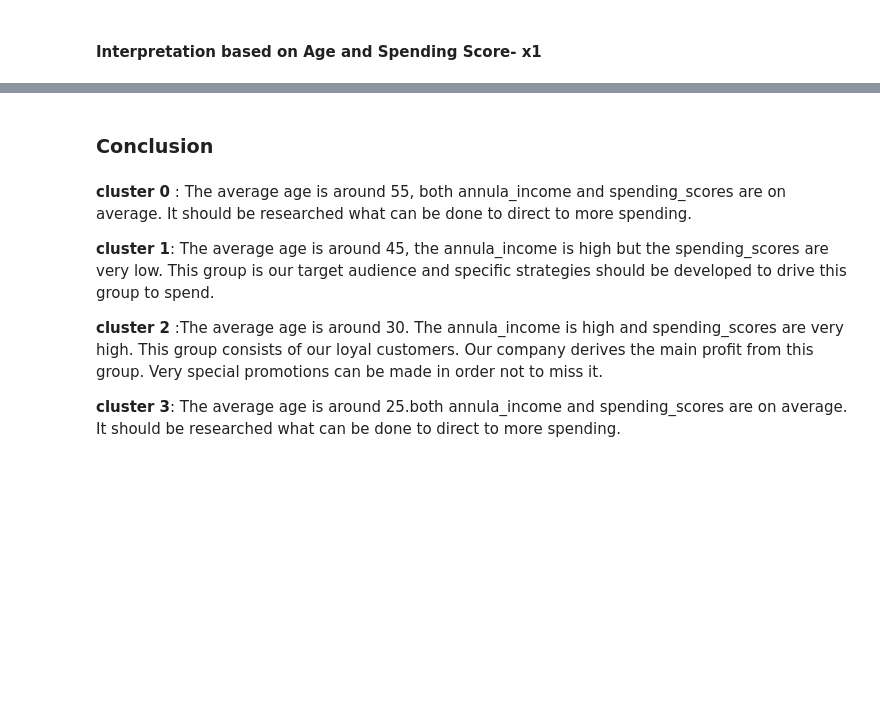
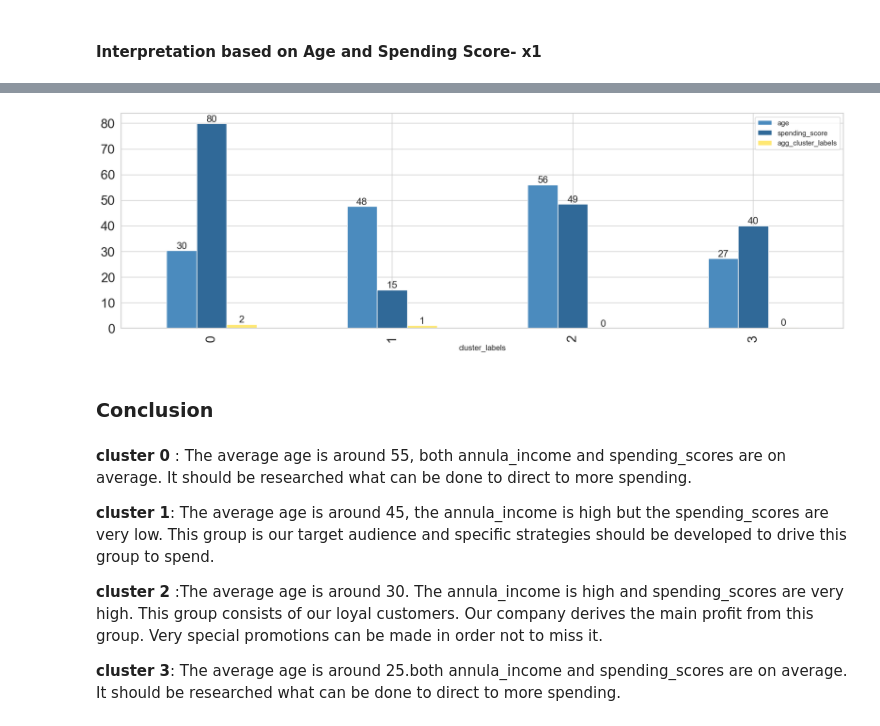
Before and after one commit to rar1977/clarusway-assignments, a Jupyter notebook: ML - Project-3 Customer Segmentation/Clustering_Analysis_Customers_Segmentation_Project_DA5204_RobinAlexanderRiemel.ipynb, the cells around one changed output, grey strips where cells are left out. Drawn from its saved outputs; the diff is of its cells as text; code cells hidden in the pictures; blank space fills up the shorter version.

```diff
--- a/ML - Project-3 Customer Segmentation/Clustering_Analysis_Customers_Segmentation_Project_DA5204_RobinAlexanderRiemel.ipynb
+++ b/ML - Project-3 Customer Segmentation/Clustering_Analysis_Customers_Segmentation_Project_DA5204_RobinAlexanderRiemel.ipynb
@@ -662,3 +675,14 @@ Name: agg_cluster_labels, dtype: int64
+# %%
+ax = df_age_spending.groupby("cluster_labels").mean().plot(kind='bar',
+                                                          figsize=(20, 6),
+                                                          fontsize=20,
+                                                          color=['#4B8BBE', '#306998', '#FFE873', '#FFD43B'])
+for p in ax.containers:
+    ax.bar_label(p, fmt="%.0f", size=15)
+
+# Note that we are using df.groupby("cluster_Age_Spending_Score").mean().
+# %% [output]
+[figure, added]
 # %% [markdown]
 ### Conclusion
 # %% [markdown]
```
Also changed, not shown: parts of 8 cells of this notebook.
